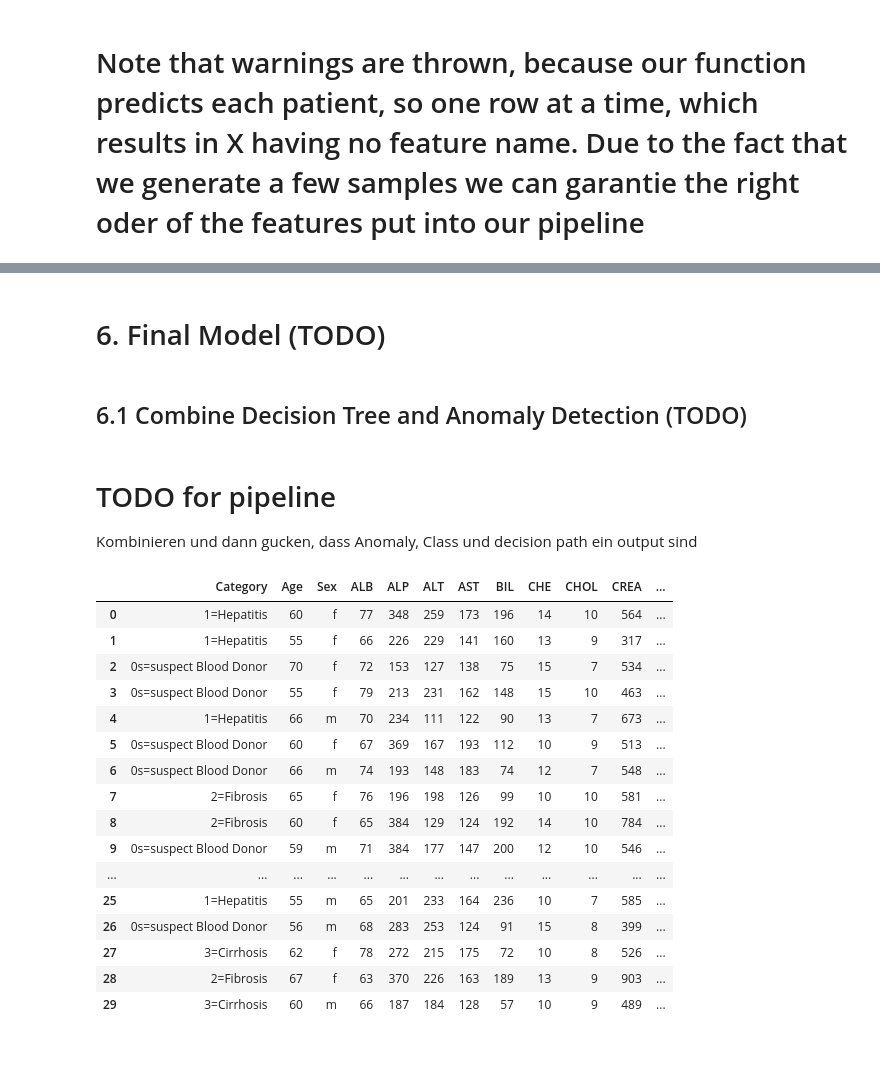
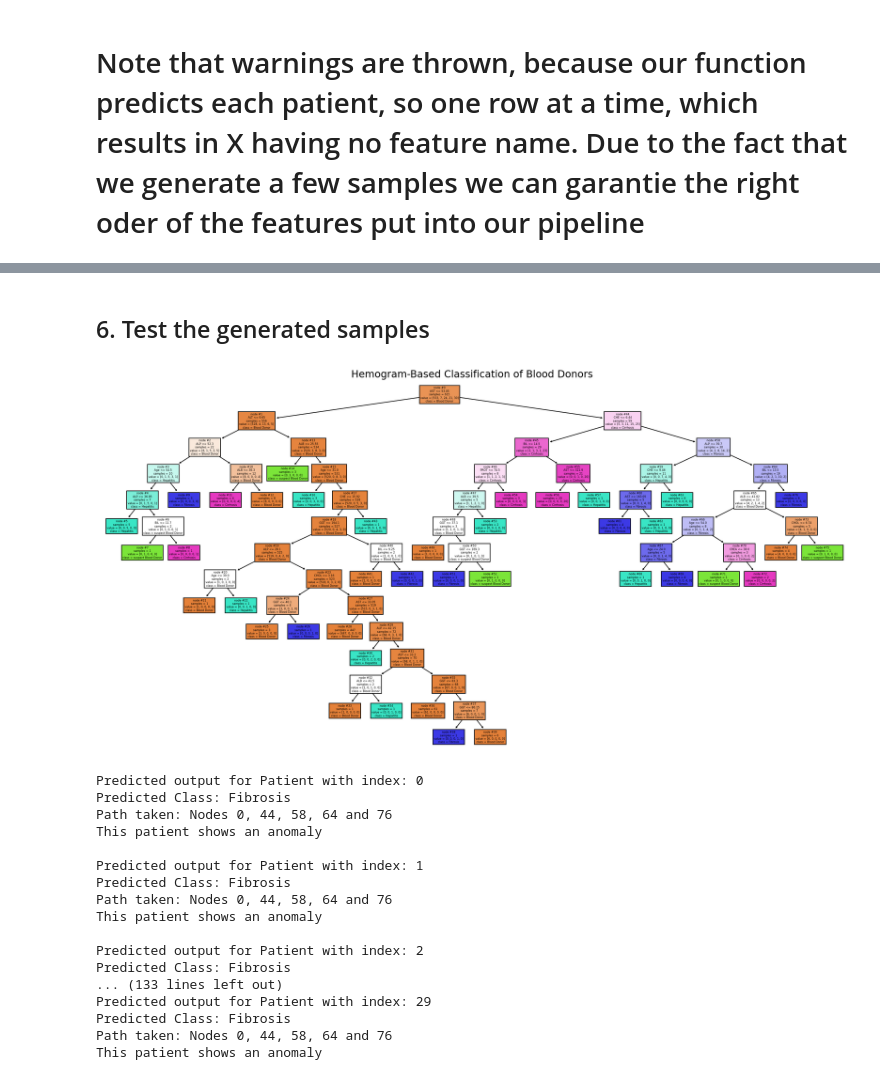
Before and after one commit to MarcoAigner/Machine-Learning-Practical, a Jupyter notebook: project_3/phase_3.ipynb, the cells around one changed output, grey strips where cells are left out. Saved outputs shown, nothing was run; the diff lists cells and outputs as text; code cells hidden in the pictures; blank space fills up the shorter version.

Commit message:
pipeline done

```diff
--- a/project_3/phase_3.ipynb
+++ b/project_3/phase_3.ipynb
@@ -177,15 +164,2 @@ Name: 611, dtype: float64
 # %% [markdown]
 # Note that warnings are thrown, because our function predicts each patient, so one row at a time, which results in X having no feature name. Due to the fact that we generate a few samples we can garantie the right oder of the features put into our pipeline
-# %%
-sample = X_test.iloc[3:6, :]
-# %%
-import warnings
-
-with warnings.catch_warnings():
-    warnings.simplefilter("ignore")
-    #plot_decision_tree(decision_tree=clf, feature_names=list(X.columns), class_names=class_names)
-    for index, row in sample.iterrows():
-        print("Predicted output for Patient with index:", index)
-        print(row)
-        sample_2d = row.values.reshape(1,-1)
-        explain_prediction(clf, sample_2d, class_names)
@@ -218,4 +165,0 @@ label_encoder = LabelEncoder()
-# %%
-for index in sample.index:
-    print(index)
-    print(sample.loc[index,:])
@@ -427,28 +268,27 @@ TypeError: All estimators should implement fit and transform. 'Pipeline(steps=[(
-# %% [markdown]
-# 6. Final Model (TODO)
-# %% [markdown]
-## 6.1 Combine Decision Tree and Anomaly Detection (TODO)
-# %% [markdown]
-# TODO for pipeline
-Kombinieren und dann gucken, dass Anomaly, Class und decision path ein output sind
-# %%
-anomalies = generate_anomalies(30)
-anomalies
-# %% [output]
-|  | Category | Age | Sex | ALB | ALP | ALT | AST | BIL | CHE | CHOL | CREA | ... |
-| 0 | 1=Hepatitis | 60 | f | 77 | 348 | 259 | 173 | 196 | 14 | 10 | 564 | ... |
-| 1 | 1=Hepatitis | 55 | f | 66 | 226 | 229 | 141 | 160 | 13 | 9 | 317 | ... |
-| 2 | 0s=suspect Blood Donor | 70 | f | 72 | 153 | 127 | 138 | 75 | 15 | 7 | 534 | ... |
-| 3 | 0s=suspect Blood Donor | 55 | f | 79 | 213 | 231 | 162 | 148 | 15 | 10 | 463 | ... |
-| 4 | 1=Hepatitis | 66 | m | 70 | 234 | 111 | 122 | 90 | 13 | 7 | 673 | ... |
-| 5 | 0s=suspect Blood Donor | 60 | f | 67 | 369 | 167 | 193 | 112 | 10 | 9 | 513 | ... |
-| 6 | 0s=suspect Blood Donor | 66 | m | 74 | 193 | 148 | 183 | 74 | 12 | 7 | 548 | ... |
-| 7 | 2=Fibrosis | 65 | f | 76 | 196 | 198 | 126 | 99 | 10 | 10 | 581 | ... |
-| 8 | 2=Fibrosis | 60 | f | 65 | 384 | 129 | 124 | 192 | 14 | 10 | 784 | ... |
-| 9 | 0s=suspect Blood Donor | 59 | m | 71 | 384 | 177 | 147 | 200 | 12 | 10 | 546 | ... |
-| ... | ... | ... | ... | ... | ... | ... | ... | ... | ... | ... | ... | ... |
-| 25 | 1=Hepatitis | 55 | m | 65 | 201 | 233 | 164 | 236 | 10 | 7 | 585 | ... |
-| 26 | 0s=suspect Blood Donor | 56 | m | 68 | 283 | 253 | 124 | 91 | 15 | 8 | 399 | ... |
-| 27 | 3=Cirrhosis | 62 | f | 78 | 272 | 215 | 175 | 72 | 10 | 8 | 526 | ... |
-| 28 | 2=Fibrosis | 67 | f | 63 | 370 | 226 | 163 | 189 | 13 | 9 | 903 | ... |
-| 29 | 3=Cirrhosis | 60 | m | 66 | 187 | 184 | 128 | 57 | 10 | 9 | 489 | ... |
+# %% [markdown]
+## 6. Test the generated samples
+# %%
+label_encoder_sex = LabelEncoder()
+anomalies['Sex'] = label_encoder_sex.fit_transform(anomalies['Sex'])
+
+pipeline.fit(X,y)
+pipeline.transform(anomalies) #TODO Self gen data
+# %% [output]
+[figure, added]
+Predicted output for Patient with index: 0
+Predicted Class: Fibrosis
+Path taken: Nodes 0, 44, 58, 64 and 76
+This patient shows an anomaly
+
+Predicted output for Patient with index: 1
+Predicted Class: Fibrosis
+Path taken: Nodes 0, 44, 58, 64 and 76
+This patient shows an anomaly
+
+Predicted output for Patient with index: 2
+Predicted Class: Fibrosis
+... (133 lines left out)
+Predicted output for Patient with index: 29
+Predicted Class: Fibrosis
+Path taken: Nodes 0, 44, 58, 64 and 76
+This patient shows an anomaly
```
Also changed, not shown: parts of 11 cells of this notebook, 1 other file.
